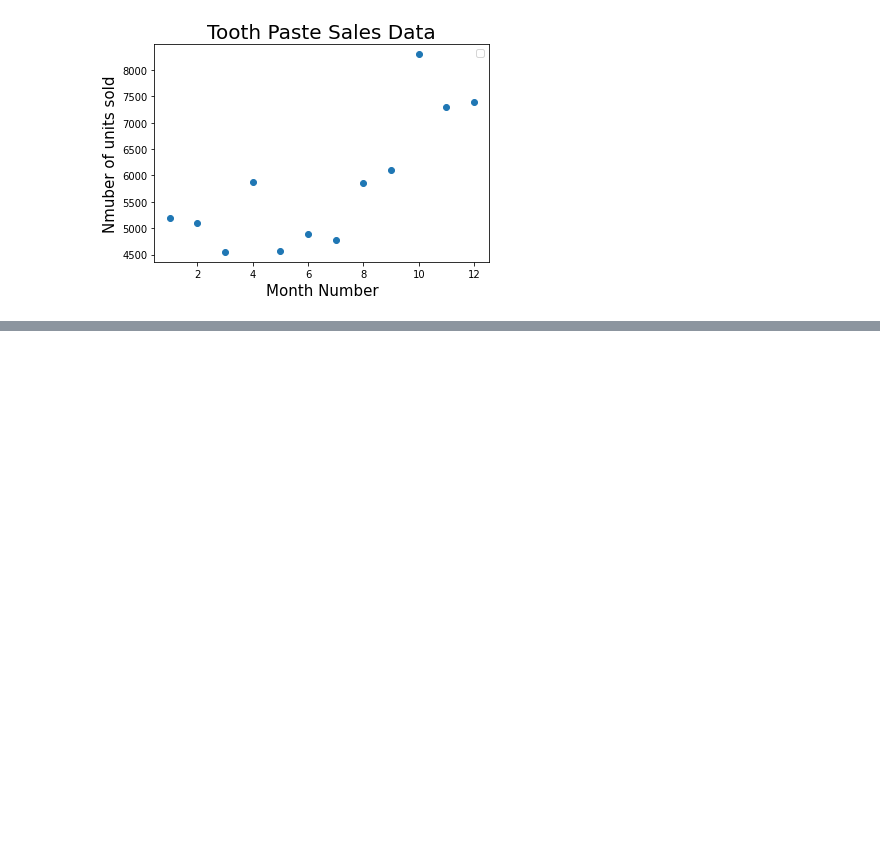
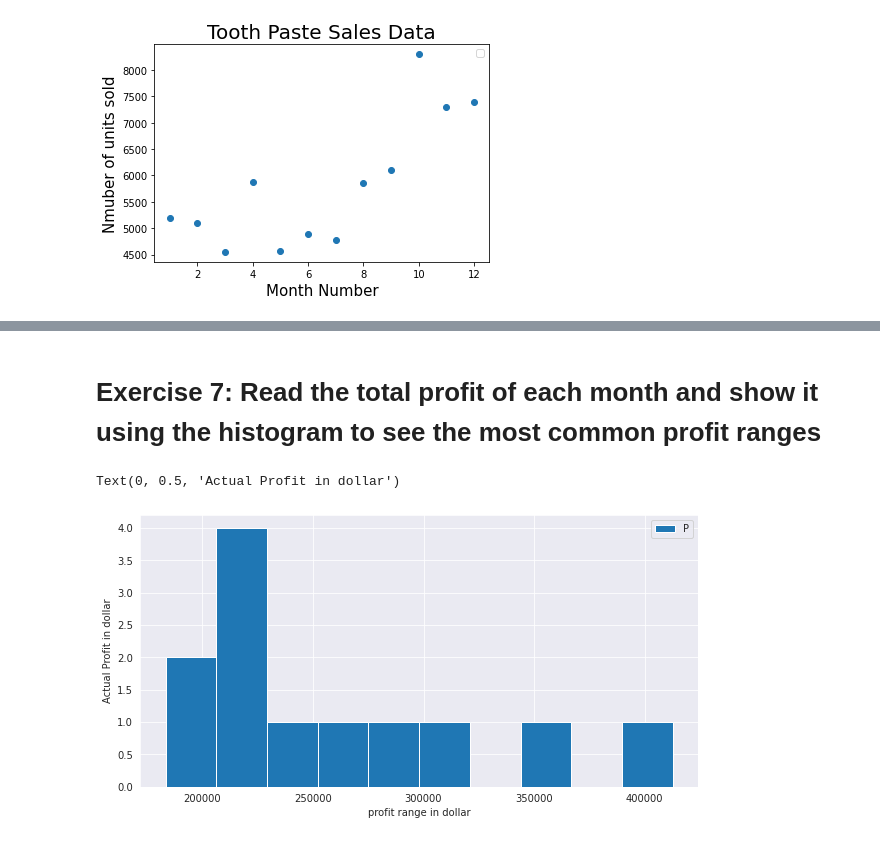
Before and after one commit to Rseiji/general_studies, a Jupyter notebook: plotting_exercises/matplotlib_exercises_part_2.ipynb, the cells around one changed output, grey strips where cells are left out. Drawn from its saved outputs; the diff is of its cells as text; code cells hidden in the pictures; blank space fills up the shorter version.

Commit message:
matplotlib exercises updated. Part 2 finished

```diff
--- a/plotting_exercises/matplotlib_exercises_part_2.ipynb
+++ b/plotting_exercises/matplotlib_exercises_part_2.ipynb
@@ -91,0 +149,11 @@ No handles with labels found to put in legend.
+# %% [markdown]
+# Exercise 7: Read the total profit of each month and show it using the histogram to see the most common profit ranges
+# %%
+fig, axs = plt.subplots(figsize=(10,5))
+axs.hist(df['total_profit'])
+axs.legend('Profit Data')
+axs.set_xlabel('profit range in dollar')
+axs.set_ylabel('Actual Profit in dollar')
+# %% [output]
+Text(0, 0.5, 'Actual Profit in dollar')
+[figure, added]
```
Also changed, not shown: parts of 14 cells of this notebook, 1 other file.
